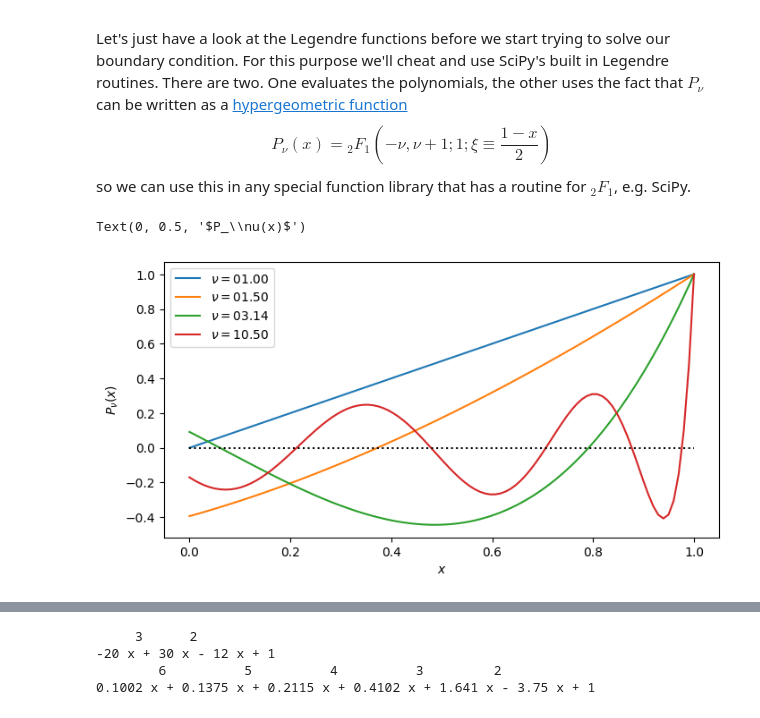
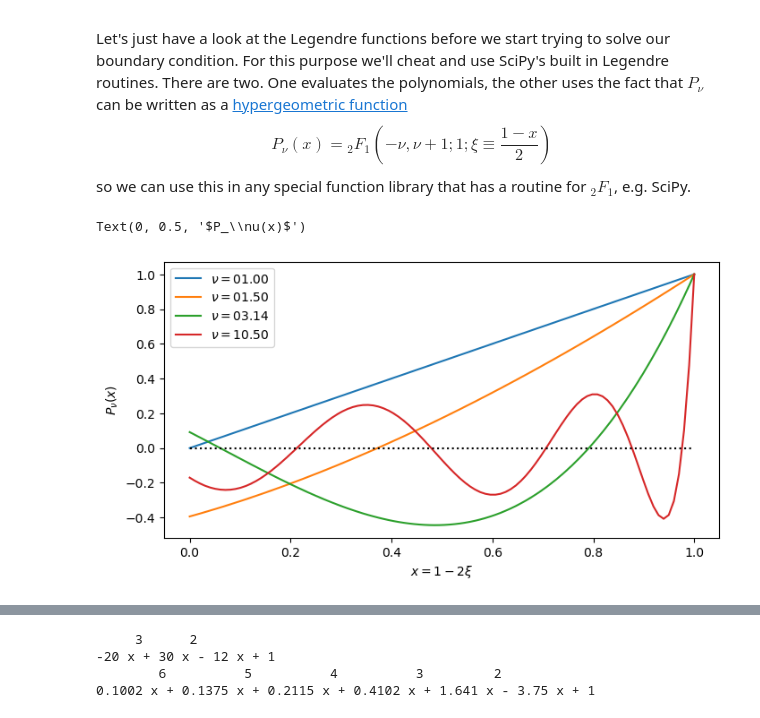
Before and after one commit to martinjameswhite/Notebooks, a Jupyter notebook: physics209/RootOfLegendre.ipynb, the cells around one changed output, grey strips where cells are left out. Drawn from its saved outputs; the diff is of its cells as text; code cells hidden in the pictures.

```diff
--- a/physics209/RootOfLegendre.ipynb
+++ b/physics209/RootOfLegendre.ipynb
@@ -23,17 +23,17 @@ from scipy.special import eval_legendre as legendre_function
 # %%
 # Let's just plot a few, to see how they look:
 fig,ax = plt.subplots(1,1,figsize=(8,4))
 #
 xx = np.linspace(0.0,1.0,100)
 for nu in [1.0,1.5,np.pi,10.5]:
     ax.plot(xx,legendre_function(nu,xx),label=r'$\nu='+"{:05.2f}$".format(nu))
 ax.plot(xx,np.zeros_like(xx),'k:')
 ax.legend()
-ax.set_xlabel(r'$x$')
+ax.set_xlabel(r'$x=1-2\xi$')
 ax.set_ylabel(r'$P_\nu(x)$')
 # %% [output]
 Text(0, 0.5, '$P_\\nu(x)$')
-[figure, old version]
+[figure, new version]
 # %% [markdown]
 ### Power series ###
 
```
Also changed, not shown: parts of 5 cells of this notebook.
